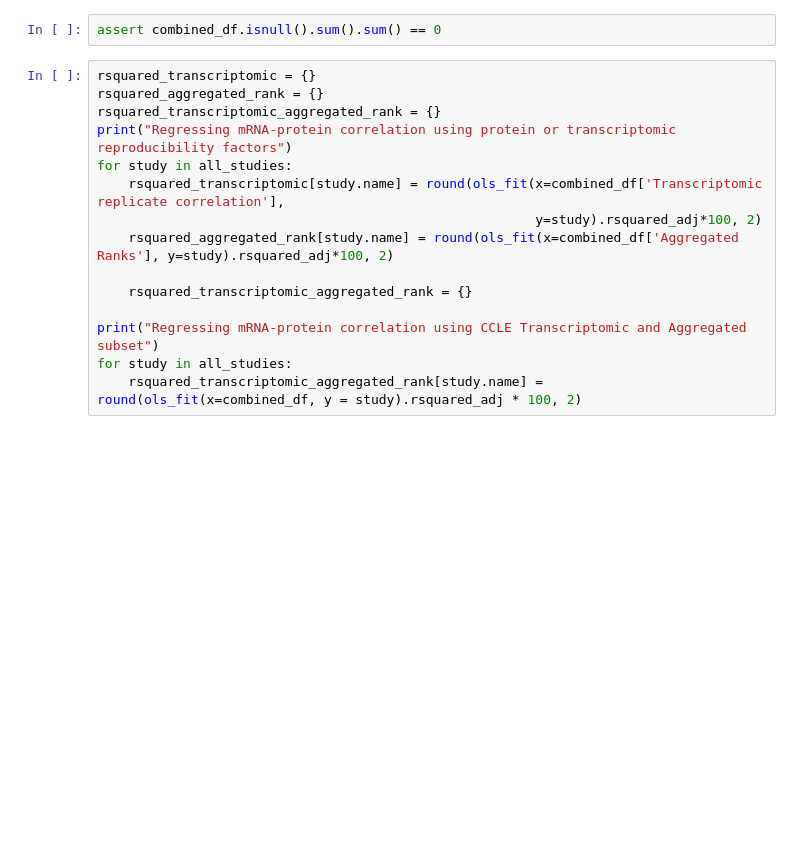
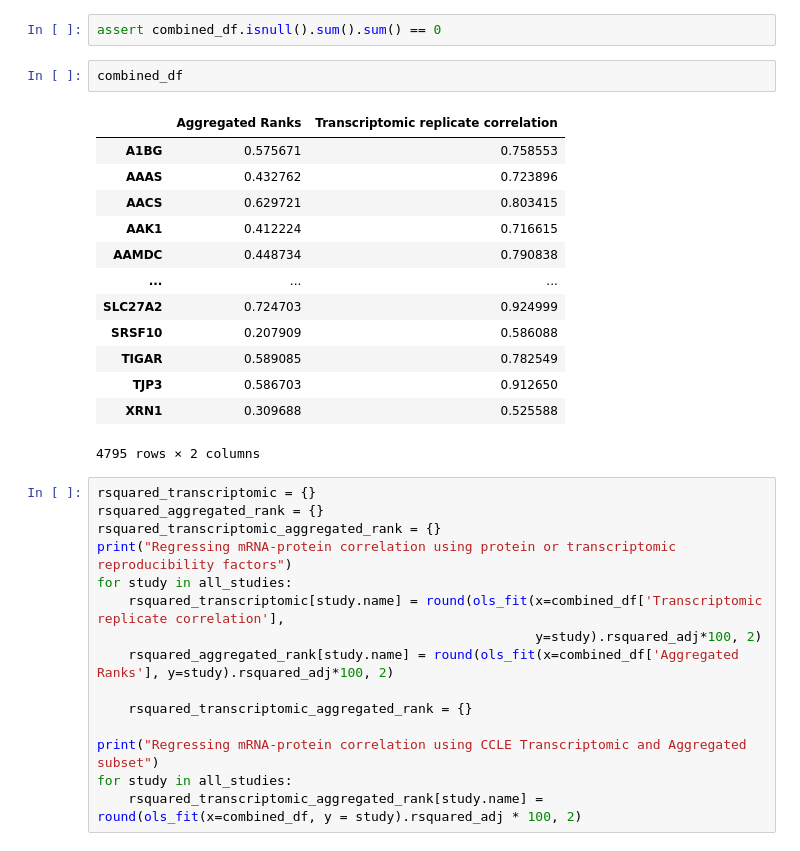
Before and after one commit to cancergenetics/limitations_of_omics_reproducibility, a Jupyter notebook: 02_data_analysis/7_transcriptomic_replicate_analysis.ipynb, the cells around one changed output. Cells and saved outputs as stored; diff of their text form; blank space fills up the shorter version.

```diff
--- a/02_data_analysis/7_transcriptomic_replicate_analysis.ipynb
+++ b/02_data_analysis/7_transcriptomic_replicate_analysis.ipynb
@@ -112,6 +112,22 @@ print("Number of common proteins between CCLE transcriptomic and aggregated data
 Number of common proteins between CCLE transcriptomic and aggregated data:  4795
 # %%
 assert combined_df.isnull().sum().sum() == 0
+# %%
+combined_df
+# %% [output]
+|  | Aggregated Ranks | Transcriptomic replicate correlation |
+| A1BG | 0.575671 | 0.758553 |
+| AAAS | 0.432762 | 0.723896 |
+| AACS | 0.629721 | 0.803415 |
+| AAK1 | 0.412224 | 0.716615 |
+| AAMDC | 0.448734 | 0.790838 |
+| ... | ... | ... |
+| SLC27A2 | 0.724703 | 0.924999 |
+| SRSF10 | 0.207909 | 0.586088 |
+| TIGAR | 0.589085 | 0.782549 |
+| TJP3 | 0.586703 | 0.912650 |
+| XRN1 | 0.309688 | 0.525588 |
+4795 rows × 2 columns
 # %%
 rsquared_transcriptomic = {}
 rsquared_aggregated_rank = {}
```
Also changed, not shown: parts of 2 cells of this notebook, 25 other files.
